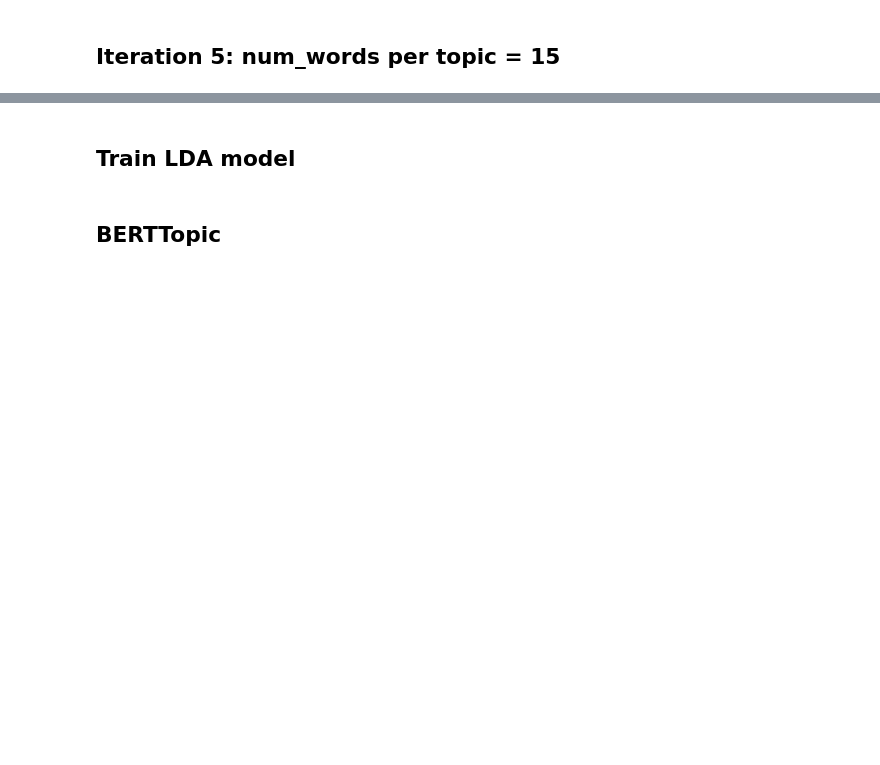
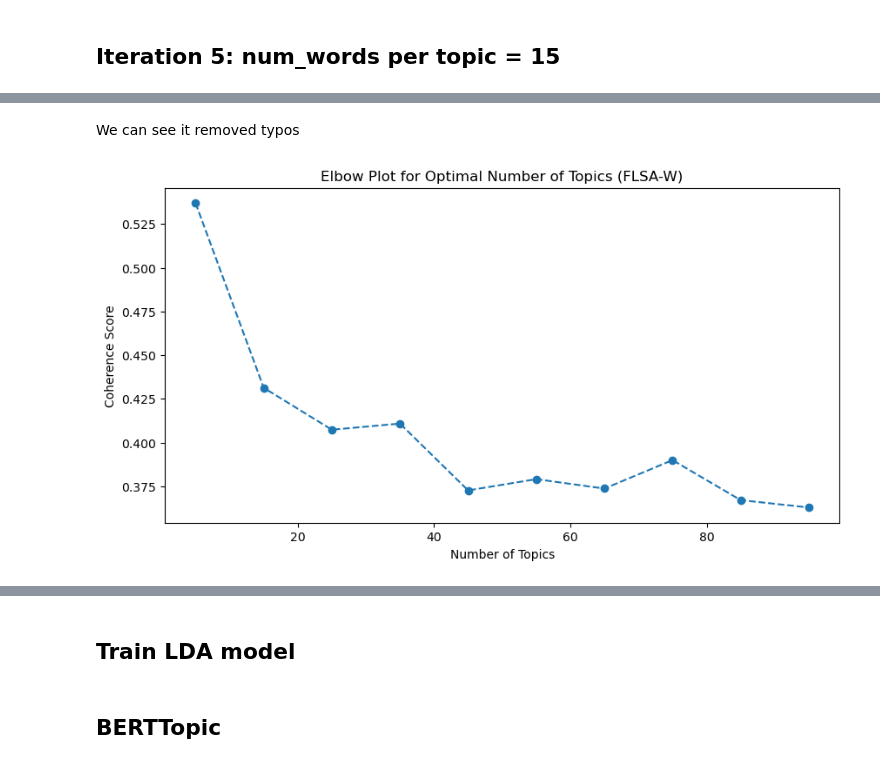
Before and after one commit to krzysztof99xd/A2-14, a Jupyter notebook: A2-14.ipynb, the cells around one changed output, grey strips where cells are left out. Drawn from its saved outputs; the diff is of its cells as text; code cells hidden in the pictures; blank space fills up the shorter version.

```diff
--- a/A2-14.ipynb
+++ b/A2-14.ipynb
@@ -228,3 +233,22 @@ Content:
+# %%
+from nltk.stem import WordNetLemmatizer
+
+# Download NLTK resources if not already installed
+# nltk.download('wordnet')
+# nltk.download('omw-1.4')
+
+# Initialize the lemmatizer
+lemmatizer = WordNetLemmatizer()
+
+# Function to lemmatize tokens
+def lemmatize_text(tokens):
+    return [lemmatizer.lemmatize(token) for token in tokens]
+
+# Apply the lemmatizer to the tokenized 'tokens' column using .loc[]
+df.loc[:, 'lemmatized_tokens'] = df['tokens'].apply(lemmatize_text)
+
+# Create the list of lists for modeling
+data_lem = make_list_of_lists(df, 'lemmatized_tokens')
 # %% [markdown]
 # Iteration 1: Remove 5% most common and rarest words
 # %%
@@ -487,0 +581,26 @@ print("Interpretability Score:",flsaW.get_interpretability_score())
+# %% [markdown]
+We can see it removed typos
+# %%
+# Parameters
+topic_numbers = range(5, 101, 10)
+coherence_scores = []
+
+for num_topics in topic_numbers:
+    flsaW = FLSA_W(
+        input_file=data_tf,  # Preprocessed data
+        num_topics=num_topics,
+        num_words=20
+    )
+    pwgt, ptgd = flsaW.get_matrices()  # Train the model
+    coherence_score = flsaW.get_coherence_score()  # Calculate coherence
+    coherence_scores.append(coherence_score)
+
+# Plotting the Elbow Plot
+plt.figure(figsize=(10, 5))
+plt.plot(topic_numbers, coherence_scores, marker='o', linestyle='--')
+plt.xlabel('Number of Topics')
+plt.ylabel('Coherence Score')
+plt.title('Elbow Plot for Optimal Number of Topics (FLSA-W)')
+plt.show()
+# %% [output]
+[figure, added]
```
Also changed, not shown: parts of 36 cells of this notebook.
